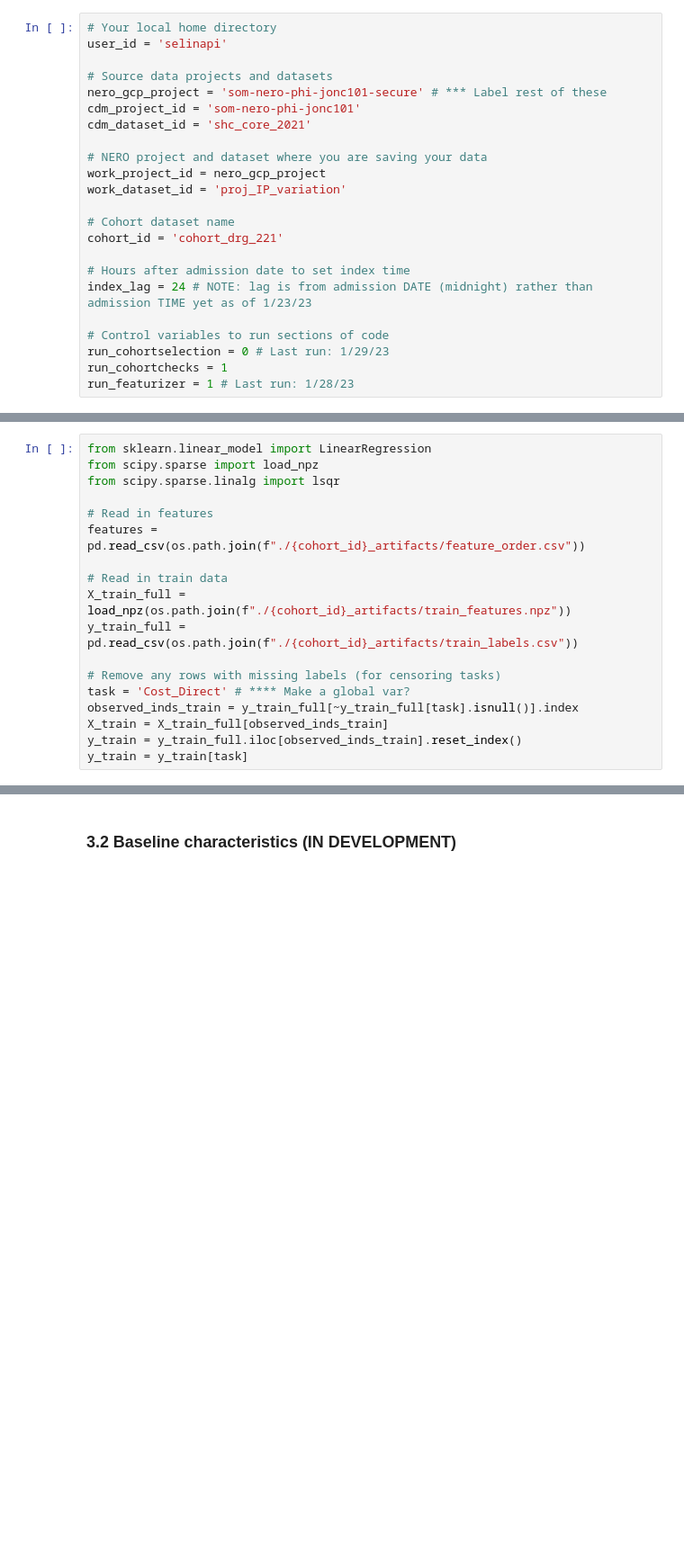
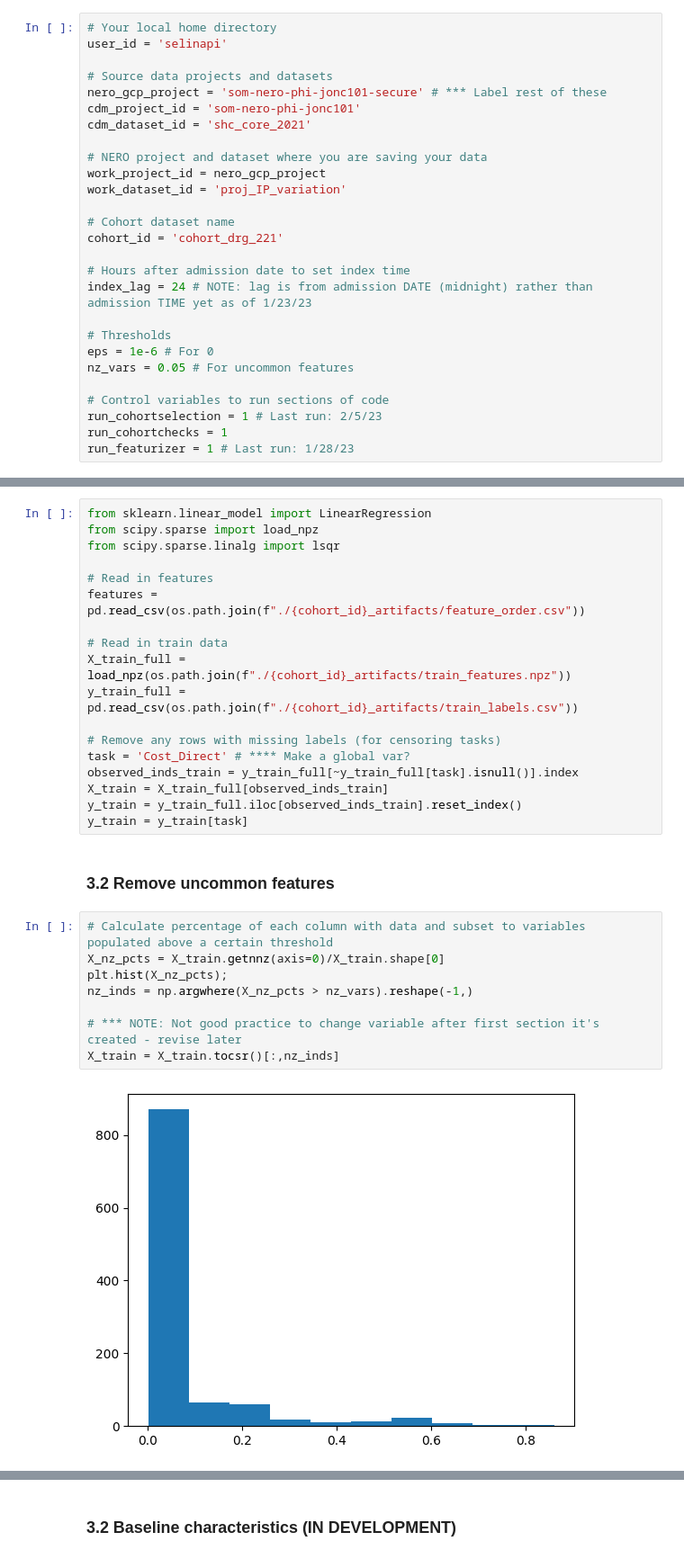
Before and after one commit to HealthRex/CDSS, a Jupyter notebook: scripts/InpatientVariabilityUpdate/Master file.ipynb, the cells around one changed output, grey strips where cells are left out. Shown: that part at 90% size. Saved outputs shown, nothing was run; the diff lists cells and outputs as text; blank space fills up the shorter version.

```diff
--- a/scripts/InpatientVariabilityUpdate/Master file.ipynb
+++ b/scripts/InpatientVariabilityUpdate/Master file.ipynb
@@ -36,8 +36,12 @@ cohort_id = 'cohort_drg_221'
 # Hours after admission date to set index time
 index_lag = 24 # NOTE: lag is from admission DATE (midnight) rather than admission TIME yet as of 1/23/23
 
+# Thresholds
+eps = 1e-6 # For 0
+nz_vars = 0.05 # For uncommon features
+
 # Control variables to run sections of code
-run_cohortselection = 0 # Last run: 1/29/23
+run_cohortselection = 1 # Last run: 2/5/23
 run_cohortchecks = 1
 run_featurizer = 1 # Last run: 1/28/23
 # %% [markdown]
@@ -262,3 +454,15 @@ observed_inds_train = y_train_full[~y_train_full[task].isnull()].index
 X_train = X_train_full[observed_inds_train]
 y_train = y_train_full.iloc[observed_inds_train].reset_index()
 y_train = y_train[task]
+# %% [markdown]
+### 3.2 Remove uncommon features
+# %%
+# Calculate percentage of each column with data and subset to variables populated above a certain threshold
+X_nz_pcts = X_train.getnnz(axis=0)/X_train.shape[0]
+plt.hist(X_nz_pcts);
+nz_inds = np.argwhere(X_nz_pcts > nz_vars).reshape(-1,)
+
+# *** NOTE: Not good practice to change variable after first section it's created - revise later
+X_train = X_train.tocsr()[:,nz_inds]
+# %% [output]
+[figure, added]
```
Also changed, not shown: parts of 28 cells of this notebook.
